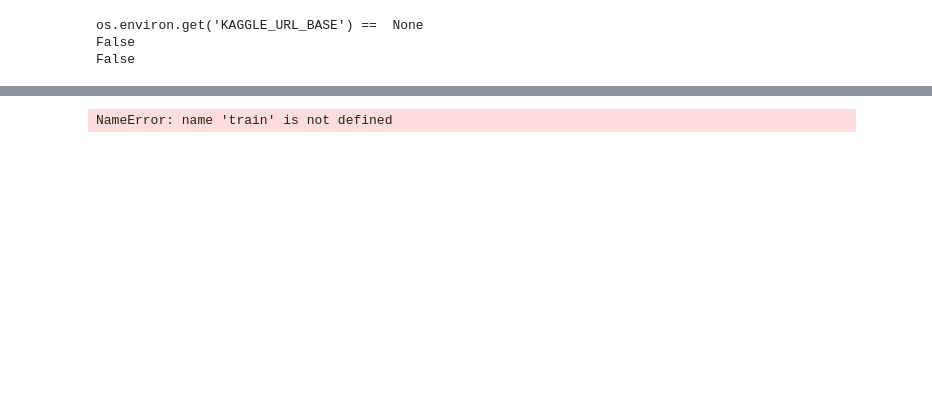
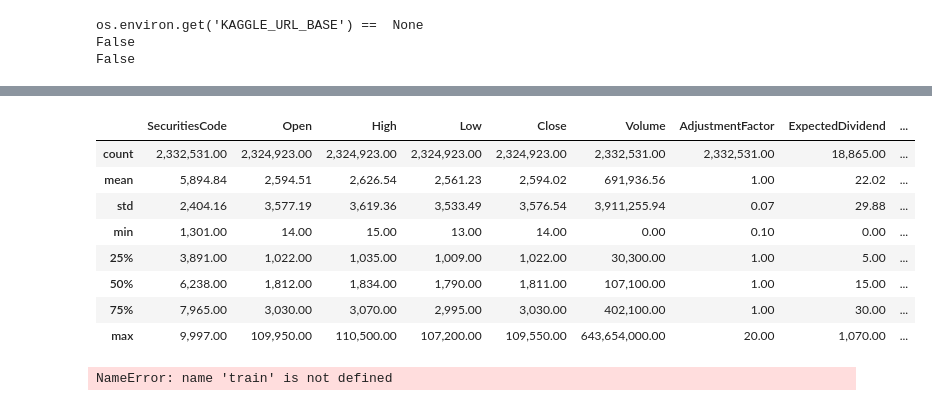
Before and after one commit to alessandro-rubin/JPX-exchange-challange, a Jupyter notebook: jpx-xploration.ipynb, the cells around one changed output, grey strips where cells are left out. Drawn from its saved outputs; the diff is of its cells as text; code cells hidden in the pictures; blank space fills up the shorter version.

```diff
--- a/jpx-xploration.ipynb
+++ b/jpx-xploration.ipynb
@@ -62,6 +62,8 @@ colors=px.colors.qualitative.Plotly
 root=Path('../input')
 if IN_COLAB:
     root =Path('input')
+if not IN_COLAB and not IN_KAGGLE:
+    root=Path('input')
 train_path=root/'jpx-tokyo-stock-exchange-prediction/train_files/stock_prices.csv'
 
 
@@ -77,3 +79,12 @@ FileNotFoundError: [Errno 2] No such file or directory: '..\\input\\jpx-tokyo-st
+|  | SecuritiesCode | Open | High | Low | Close | Volume | AdjustmentFactor | ExpectedDividend | ... |
+| count | 2,332,531.00 | 2,324,923.00 | 2,324,923.00 | 2,324,923.00 | 2,324,923.00 | 2,332,531.00 | 2,332,531.00 | 18,865.00 | ... |
+| mean | 5,894.84 | 2,594.51 | 2,626.54 | 2,561.23 | 2,594.02 | 691,936.56 | 1.00 | 22.02 | ... |
+| std | 2,404.16 | 3,577.19 | 3,619.36 | 3,533.49 | 3,576.54 | 3,911,255.94 | 0.07 | 29.88 | ... |
+| min | 1,301.00 | 14.00 | 15.00 | 13.00 | 14.00 | 0.00 | 0.10 | 0.00 | ... |
+| 25% | 3,891.00 | 1,022.00 | 1,035.00 | 1,009.00 | 1,022.00 | 30,300.00 | 1.00 | 5.00 | ... |
+| 50% | 6,238.00 | 1,812.00 | 1,834.00 | 1,790.00 | 1,811.00 | 107,100.00 | 1.00 | 15.00 | ... |
+| 75% | 7,965.00 | 3,030.00 | 3,070.00 | 2,995.00 | 3,030.00 | 402,100.00 | 1.00 | 30.00 | ... |
+| max | 9,997.00 | 109,950.00 | 110,500.00 | 107,200.00 | 109,550.00 | 643,654,000.00 | 20.00 | 1,070.00 | ... |
 # %%
 def calc_spread_return_sharpe(df: pd.DataFrame, portfolio_size: int = 200, toprank_weight_ratio: float = 2) -> float:
     """
```
Also changed, not shown: parts of 9 cells of this notebook, 2 other files.
